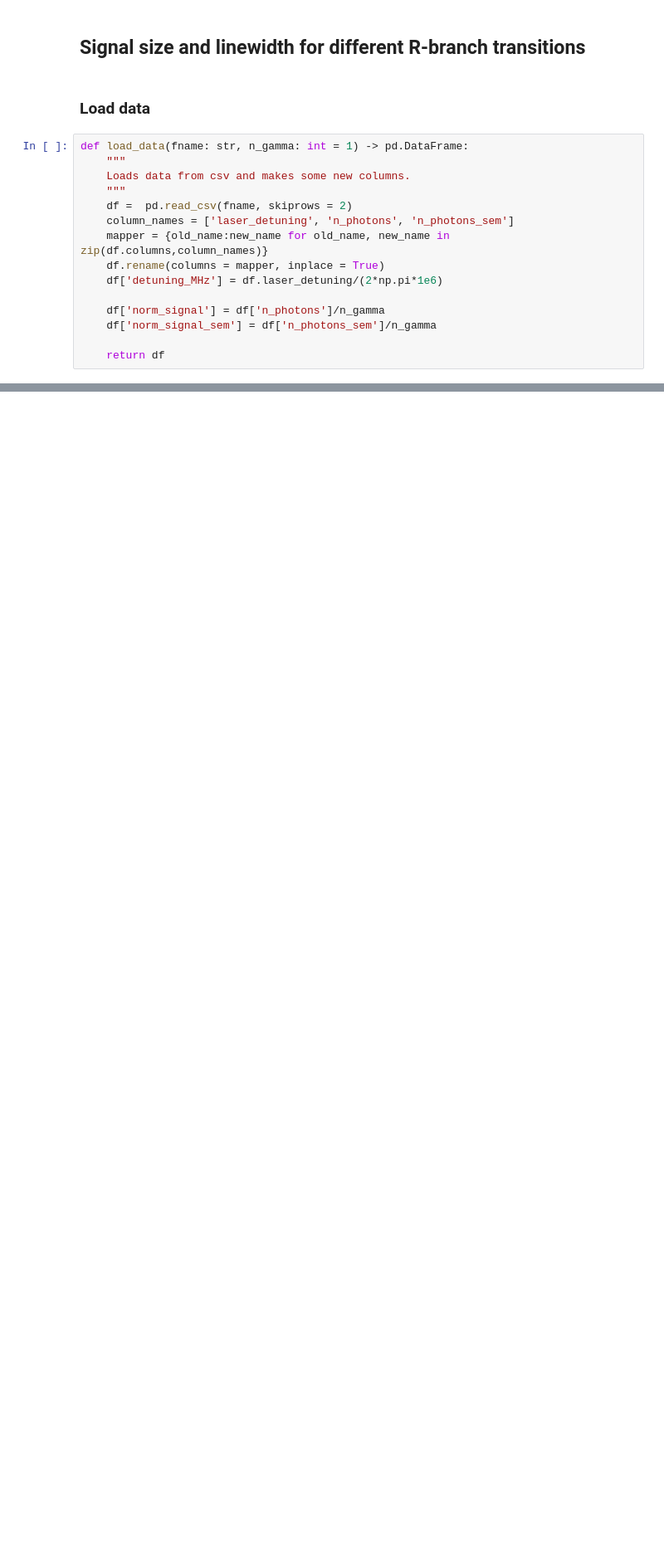
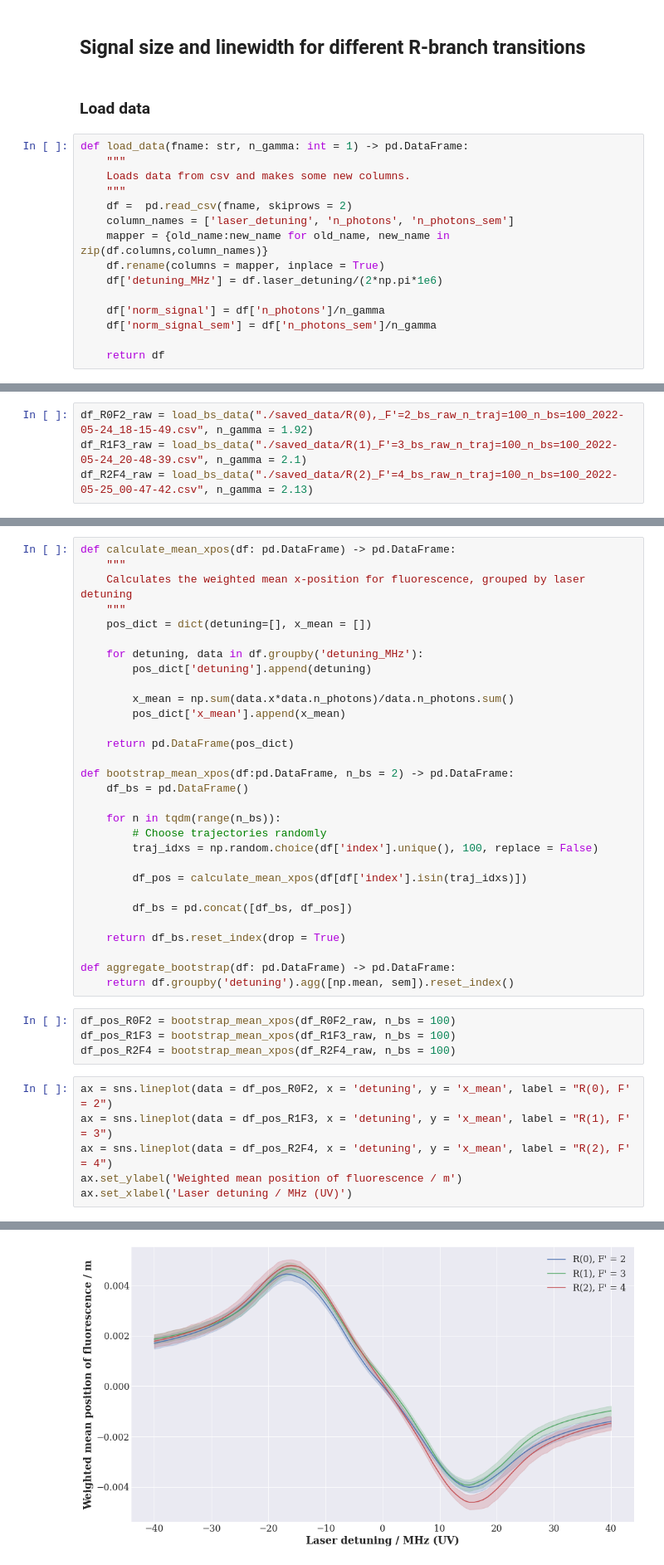
Before and after one commit to yyhshdu1/CeNTREX-TlF, a Jupyter notebook: examples/SPAExpVer/SPA detection post-processing.ipynb, the cells around one changed output, grey strips where cells are left out. Shown at 83% size. Drawn from its saved outputs; the diff is of its cells as text; blank space fills up the shorter version.

```diff
--- a/examples/SPAExpVer/SPA detection post-processing.ipynb
+++ b/examples/SPAExpVer/SPA detection post-processing.ipynb
@@ -55,0 +149,4 @@ ax.legend()
+# %%
+df_R0F2_raw = load_bs_data("./saved_data/R(0),_F'=2_bs_raw_n_traj=100_n_bs=100_2022-05-24_18-15-49.csv", n_gamma = 1.92)
+df_R1F3_raw = load_bs_data("./saved_data/R(1)_F'=3_bs_raw_n_traj=100_n_bs=100_2022-05-24_20-48-39.csv", n_gamma = 2.1)
+df_R2F4_raw = load_bs_data("./saved_data/R(2)_F'=4_bs_raw_n_traj=100_n_bs=100_2022-05-25_00-47-42.csv", n_gamma = 2.13)
@@ -55,0 +155,41 @@ ax.legend()
+# %%
+def calculate_mean_xpos(df: pd.DataFrame) -> pd.DataFrame:
+    """
+    Calculates the weighted mean x-position for fluorescence, grouped by laser detuning
+    """
+    pos_dict = dict(detuning=[], x_mean = [])
+
+    for detuning, data in df.groupby('detuning_MHz'):
+        pos_dict['detuning'].append(detuning)
+
+        x_mean = np.sum(data.x*data.n_photons)/data.n_photons.sum()
+        pos_dict['x_mean'].append(x_mean)
+
+    return pd.DataFrame(pos_dict)
+
+def bootstrap_mean_xpos(df:pd.DataFrame, n_bs = 2) -> pd.DataFrame:
+    df_bs = pd.DataFrame()
+
+    for n in tqdm(range(n_bs)):
+        # Choose trajectories randomly
+        traj_idxs = np.random.choice(df['index'].unique(), 100, replace = False)
+
+        df_pos = calculate_mean_xpos(df[df['index'].isin(traj_idxs)])
+
+        df_bs = pd.concat([df_bs, df_pos])
+
+    return df_bs.reset_index(drop = True)
+
+def aggregate_bootstrap(df: pd.DataFrame) -> pd.DataFrame:
+    return df.groupby('detuning').agg([np.mean, sem]).reset_index()
+# %%
+df_pos_R0F2 = bootstrap_mean_xpos(df_R0F2_raw, n_bs = 100)
+df_pos_R1F3 = bootstrap_mean_xpos(df_R1F3_raw, n_bs = 100)
+df_pos_R2F4 = bootstrap_mean_xpos(df_R2F4_raw, n_bs = 100)
+# %%
+ax = sns.lineplot(data = df_pos_R0F2, x = 'detuning', y = 'x_mean', label = "R(0), F' = 2")
+ax = sns.lineplot(data = df_pos_R1F3, x = 'detuning', y = 'x_mean', label = "R(1), F' = 3")
+ax = sns.lineplot(data = df_pos_R2F4, x = 'detuning', y = 'x_mean', label = "R(2), F' = 4")
+ax.set_ylabel('Weighted mean position of fluorescence / m')
+ax.set_xlabel('Laser detuning / MHz (UV)')
+# %% [output]
@@ -55,0 +197 @@ ax.legend()
+[figure, added]
```
Also changed, not shown: parts of 11 cells of this notebook, 5 other files.
